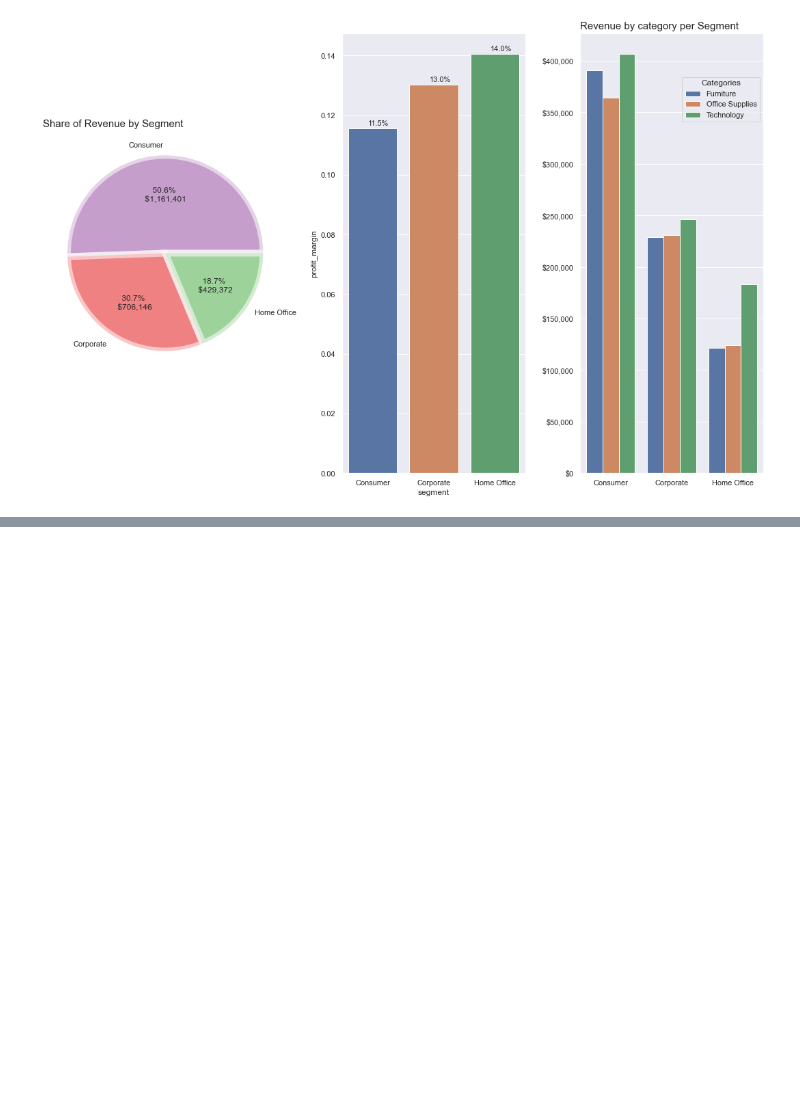
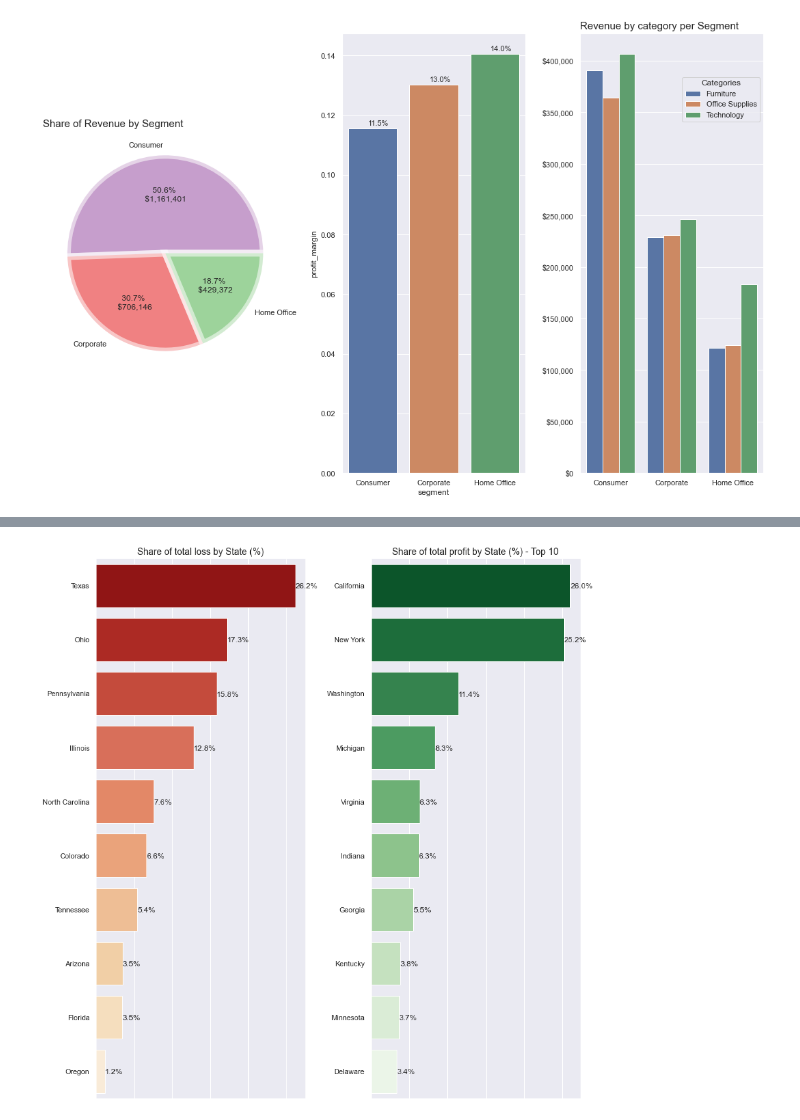
Before and after one commit to VingxenGuo/superstore_analysis, a Jupyter notebook: superstore.ipynb, the cells around one changed output, grey strips where cells are left out. Drawn from its saved outputs; the diff is of its cells as text; code cells hidden in the pictures; blank space fills up the shorter version.

```diff
--- a/superstore.ipynb
+++ b/superstore.ipynb
@@ -422,0 +453,60 @@ fig.tight_layout()
+# %%
+#Filtering to only show states that on aggregate are making a loss. Sorting with the lowest values.
+no_profit_states = sales_by_state[sales_by_state["profit"] < 0].sort_values(by="profit")[:10]
+
+#Getting each state's share of the total loss.
+no_profit_states["share_of_loss"] = no_profit_states["profit"] / no_profit_states["profit"].sum()
+
+#Filtering to only show states that on aggregate are making a profit. Sorting with the highest values first.
+profitable_states = sales_by_state[sales_by_state["profit"] > 0].sort_values(by="profit", ascending=False)[:10]
+
+#Getting each state's share of the total profit.
+profitable_states["share_of_profit"] = profitable_states["profit"] / profitable_states["profit"].sum()
+
+fig, (ax1, ax2) = plt.subplots(figsize=(12, 12), ncols=2)
+
+#Plotting the states where Superstore is making a loss.
+sns.barplot(x=no_profit_states["share_of_loss"], y=no_profit_states["state"],
+            ax=ax1, palette="OrRd_r")
+
+#Plotting the states where Superstore is making a profit
+sns.barplot(x=profitable_states["share_of_profit"], y=profitable_states["state"],
+           ax=ax2, palette="Greens_r")
+
+
+def clean_hbar(ax):
+    """
+    Function to clean out bar junk for the provided bar charts
+    """
+
+    ax.spines[["bottom" ,"top", "right"]].set_visible(False)
+    ax.set(ylabel=None, xlabel=None)
+    ax.tick_params(bottom=False, labelbottom=False)
+
+    return ax
+
+def annotate_hbar(ax):
+    """
+    Function to annotate the % share of profit/loss on the provided bar charts"""
+
+    for p in ax.patches:
+        _, y = p.get_xy()
+        ax.annotate(f"{p.get_width()*100 :.1f}%", xy=(p.get_width(), y+0.45))
+
+    return ax
+
+#Calling the function on the two charts.
+annotate_hbar(ax1)
+annotate_hbar(ax2)
+
+#Calling the function on the two charts.
+clean_hbar(ax1)
+clean_hbar(ax2)
+
+#Setting the title for the two charts.
+ax1.set_title("Share of total loss by State (%)", fontdict={"fontsize":14})
+ax2.set_title("Share of total profit by State (%) - Top 10", fontdict={"fontsize":14})
+
+fig.tight_layout()
+# %% [output]
+[figure, added]
```
Also changed, not shown: parts of 7 cells of this notebook.
